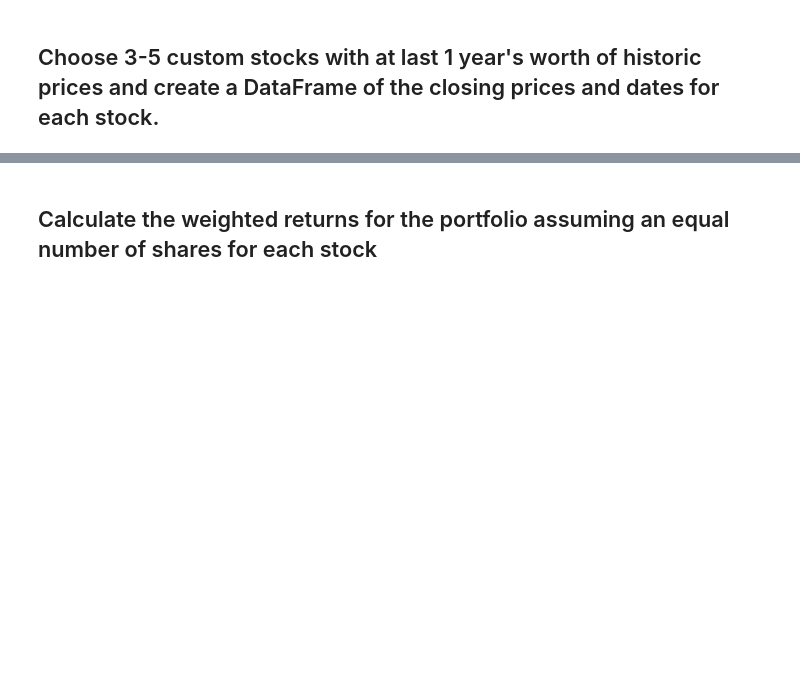
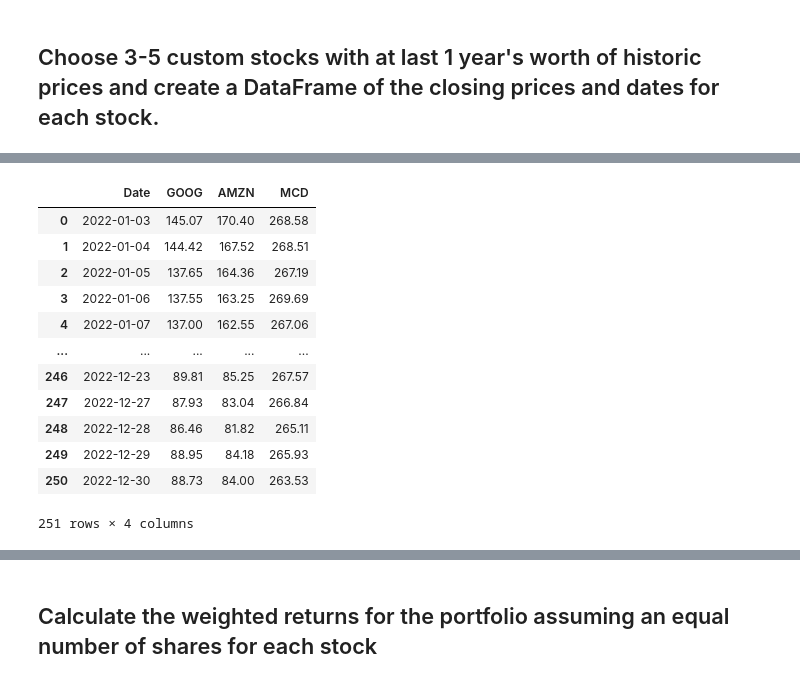
Before and after one commit to AnvithaChaluvadi/Module4Challenge, a Jupyter notebook: whale_analysis.ipynb, the cells around one changed output, grey strips where cells are left out. Saved outputs shown, nothing was run; the diff lists cells and outputs as text; code cells hidden in the pictures; blank space fills up the shorter version.

```diff
--- a/whale_analysis.ipynb
+++ b/whale_analysis.ipynb
@@ -415,3 +428,6 @@ amzn_csv = Path("../Whale-Analysis_Module4Challenge/Resources/AMZN.csv")
 amzn_df = pd.read_csv(amzn_csv, index_col='Date', infer_datetime_format=True, parse_dates=True)
 amzn_df.sort_index(ascending=True,inplace=True)
 amzn_df.head()
+#Renaming column close
+amzn_df.rename(columns={'Close': 'AMZN'}, inplace=True)
+amzn_df
@@ -422,3 +453,6 @@ mcd_csv = Path("../Whale-Analysis_Module4Challenge/Resources/MCD.csv")
 mcd_df = pd.read_csv(mcd_csv, index_col='Date', infer_datetime_format=True, parse_dates=True)
 mcd_df.sort_index(ascending=True,inplace=True)
 mcd_df.head()
+#Renaming column close
+mcd_df.rename(columns={'Close': 'MCD'}, inplace=True)
+mcd_df
@@ -429,3 +493,19 @@ combined_custom_df
 # %%
 # Reset Date index
+combined_custom_df = combined_custom_df.reset_index()
+combined_custom_df
+# %% [output]
+|  | Date | GOOG | AMZN | MCD |
+| 0 | 2022-01-03 | 145.07 | 170.40 | 268.58 |
+| 1 | 2022-01-04 | 144.42 | 167.52 | 268.51 |
+| 2 | 2022-01-05 | 137.65 | 164.36 | 267.19 |
+| 3 | 2022-01-06 | 137.55 | 163.25 | 269.69 |
+| 4 | 2022-01-07 | 137.00 | 162.55 | 267.06 |
+| ... | ... | ... | ... | ... |
+| 246 | 2022-12-23 | 89.81 | 85.25 | 267.57 |
+| 247 | 2022-12-27 | 87.93 | 83.04 | 266.84 |
+| 248 | 2022-12-28 | 86.46 | 81.82 | 265.11 |
+| 249 | 2022-12-29 | 88.95 | 84.18 | 265.93 |
+| 250 | 2022-12-30 | 88.73 | 84.00 | 263.53 |
+251 rows × 4 columns
 # %%
```
Also changed, not shown: parts of 12 cells of this notebook, 5 other files.
